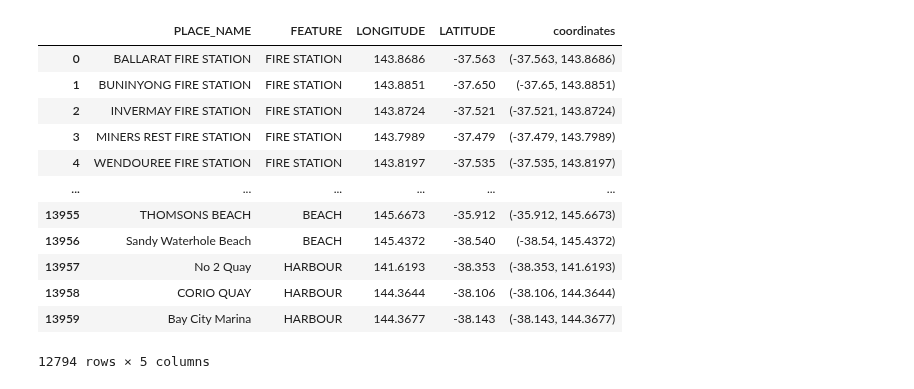
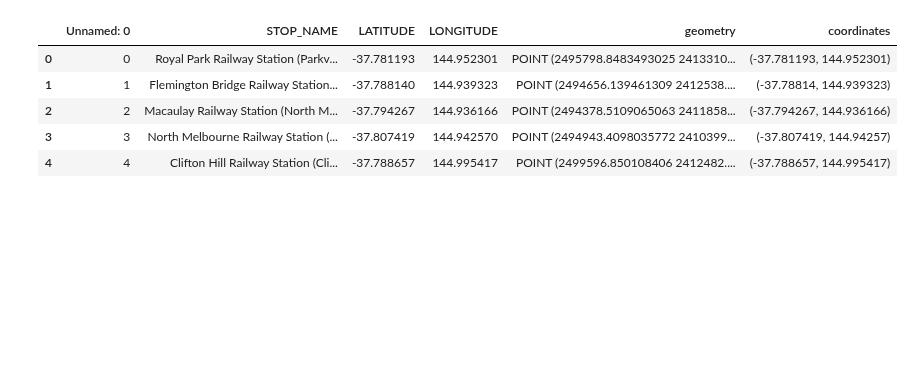
Before and after one commit to MAST30034-Applied-Data-Science/generic-real-estate-consulting-project-group-1-iron-data-man, a Jupyter notebook: notebooks/Preprocessing.ipynb, the cells around one changed output. Drawn from its saved outputs; the diff is of its cells as text; code cells hidden in the pictures; blank space fills up the shorter version.

```diff
--- a/notebooks/Preprocessing.ipynb
+++ b/notebooks/Preprocessing.ipynb
@@ -9,26 +11,7 @@ from haversine import Unit
 # %%
 # read rental data
 path = os.getcwd().replace("notebooks","") + "data/curated/"
-external = pd.read_csv(path+'external.csv', low_memory = False)
-rental = pd.read_csv(path+'rental_median.csv', low_memory = False)
-GNR = pd.read_csv(path+'GNR_suburb.csv', low_memory = False)
+train = pd.read_csv(path+'train_station.csv', low_memory = False)
 property_df = pd.read_csv(path+'cleaned_rent.csv', low_memory = False)
-GNR = GNR.drop(columns=["PLACE_ID","geometry"])
-GNR["coordinates"] = list(zip(GNR.LATITUDE, GNR.LONGITUDE))
-GNR = GNR.drop_duplicates(subset='coordinates', keep="first")
+train["coordinates"] = list(zip(train.LATITUDE, train.LONGITUDE))
+#GNR = GNR.drop_duplicates(subset='coordinates', keep="first")
-# %%
-GNR
-# %% [output]
-|  | PLACE_NAME | FEATURE | LONGITUDE | LATITUDE | coordinates |
-| 0 | BALLARAT FIRE STATION | FIRE STATION | 143.8686 | -37.563 | (-37.563, 143.8686) |
-| 1 | BUNINYONG FIRE STATION | FIRE STATION | 143.8851 | -37.650 | (-37.65, 143.8851) |
-| 2 | INVERMAY FIRE STATION | FIRE STATION | 143.8724 | -37.521 | (-37.521, 143.8724) |
-| 3 | MINERS REST FIRE STATION | FIRE STATION | 143.7989 | -37.479 | (-37.479, 143.7989) |
-| 4 | WENDOUREE FIRE STATION | FIRE STATION | 143.8197 | -37.535 | (-37.535, 143.8197) |
-| ... | ... | ... | ... | ... | ... |
-| 13955 | THOMSONS BEACH | BEACH | 145.6673 | -35.912 | (-35.912, 145.6673) |
-| 13956 | Sandy Waterhole Beach | BEACH | 145.4372 | -38.540 | (-38.54, 145.4372) |
-| 13957 | No 2 Quay | HARBOUR | 141.6193 | -38.353 | (-38.353, 141.6193) |
-| 13958 | CORIO QUAY | HARBOUR | 144.3644 | -38.106 | (-38.106, 144.3644) |
-| 13959 | Bay City Marina | HARBOUR | 144.3677 | -38.143 | (-38.143, 144.3677) |
-12794 rows × 5 columns
@@ -39,3 +18,12 @@ df
+# %%
+train.head(5)
+# %% [output]
+|  | Unnamed: 0 | STOP_NAME | LATITUDE | LONGITUDE | geometry | coordinates |
+| 0 | 0 | Royal Park Railway Station (Parkv... | -37.781193 | 144.952301 | POINT (2495798.8483493025 2413310... | (-37.781193, 144.952301) |
+| 1 | 1 | Flemington Bridge Railway Station... | -37.788140 | 144.939323 | POINT (2494656.139461309 2412538.... | (-37.78814, 144.939323) |
+| 2 | 2 | Macaulay Railway Station (North M... | -37.794267 | 144.936166 | POINT (2494378.5109065063 2411858... | (-37.794267, 144.936166) |
+| 3 | 3 | North Melbourne Railway Station (... | -37.807419 | 144.942570 | POINT (2494943.4098035772 2410399... | (-37.807419, 144.94257) |
+| 4 | 4 | Clifton Hill Railway Station (Cli... | -37.788657 | 144.995417 | POINT (2499596.850108406 2412482.... | (-37.788657, 144.995417) |
 # %%
 # combine longtitude and latitude to coordnates and use first 10 property data as sample
 property_df["coordinates"] = list(zip(property_df.latitude, property_df.longitude))
```
Also changed, not shown: parts of 15 cells of this notebook.
